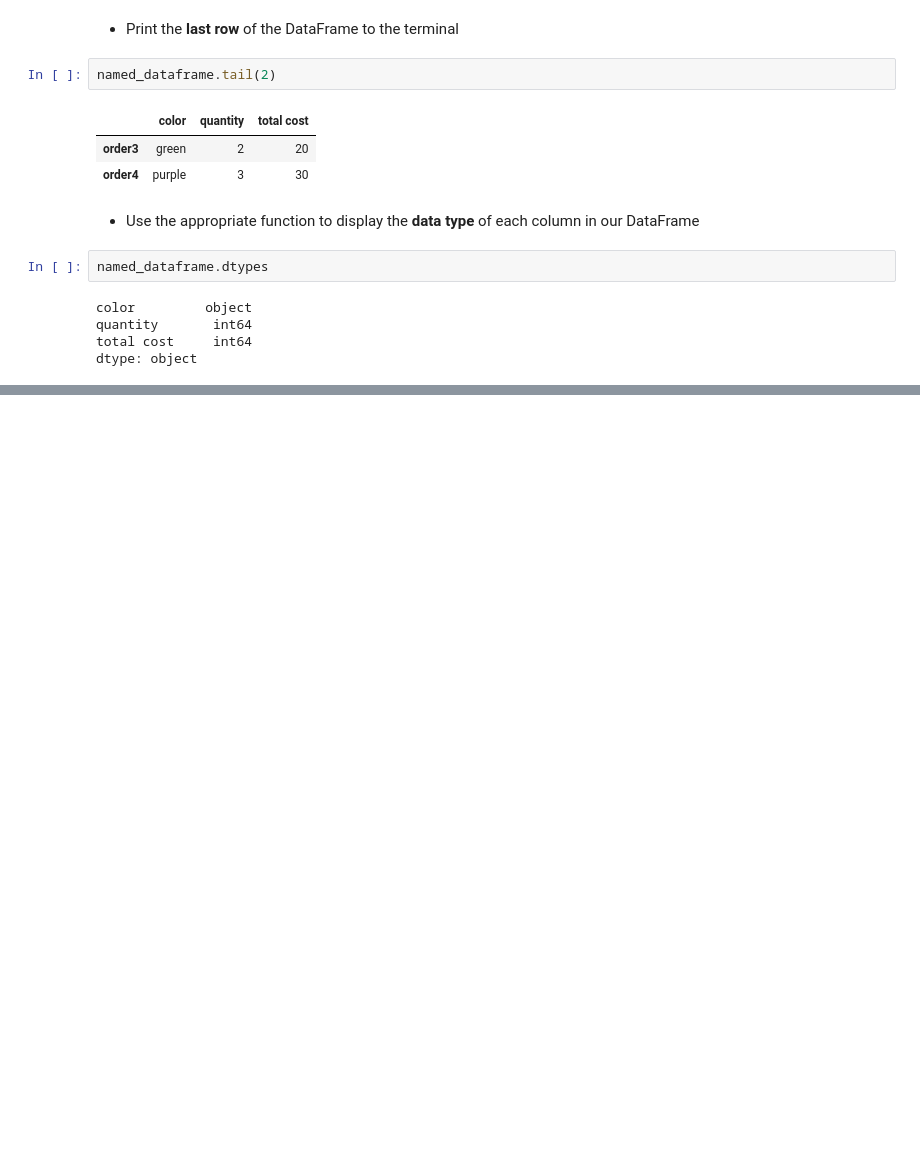
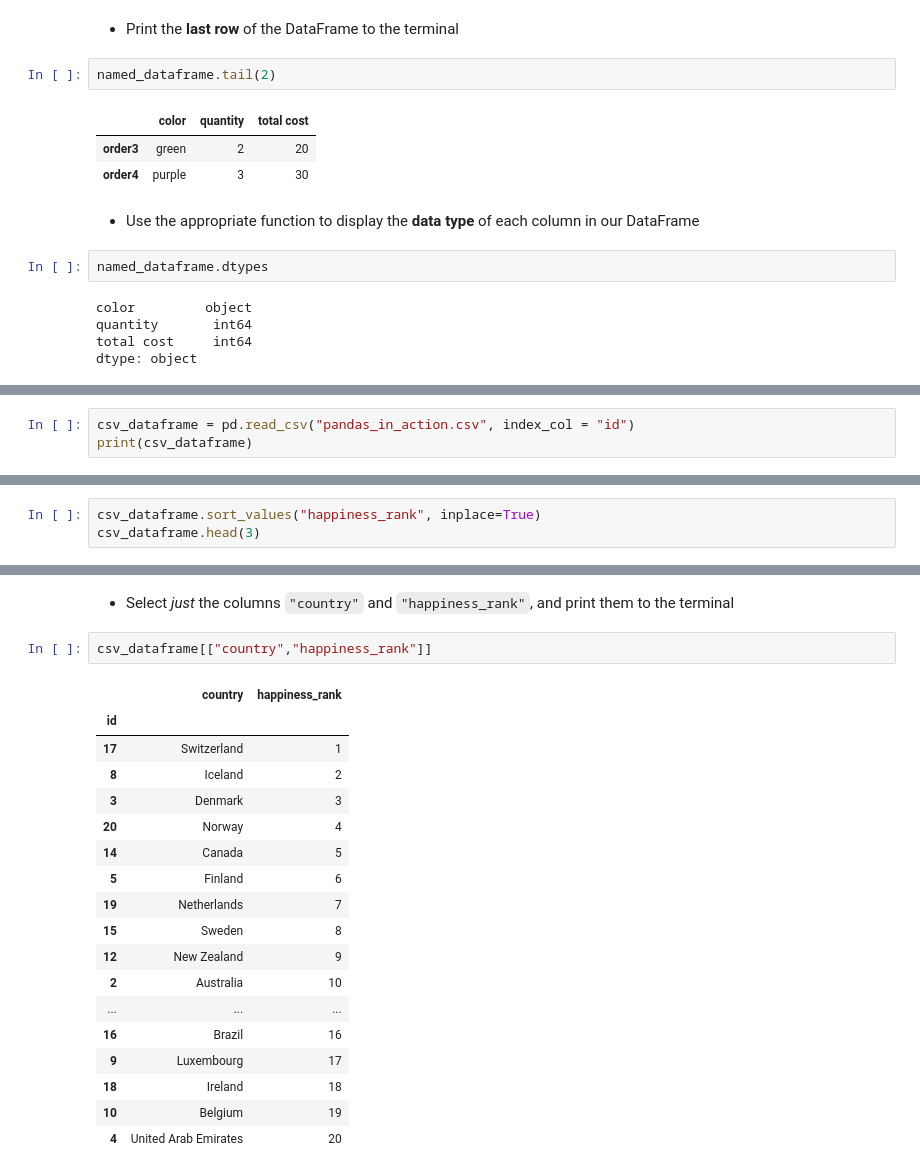
Before and after one commit to megancindric/DA_Flex_Pandas_in_Action, a Jupyter notebook: Pandas_In_Action.ipynb, the cells around one changed output, grey strips where cells are left out. Cells and saved outputs as stored; diff of their text form; blank space fills up the shorter version.

```diff
--- a/Pandas_In_Action.ipynb
+++ b/Pandas_In_Action.ipynb
@@ -170,0 +174,3 @@ dtype: object
+# %%
+csv_dataframe = pd.read_csv("pandas_in_action.csv", index_col = "id")
+print(csv_dataframe)
@@ -170,0 +240,3 @@ dtype: object
+# %%
+csv_dataframe.sort_values("happiness_rank", inplace=True)
+csv_dataframe.head(3)
@@ -170,0 +273,23 @@ dtype: object
+# %% [markdown]
+* Select *just* the columns `"country"` and `"happiness_rank"`, and print them to the terminal
+# %%
+csv_dataframe[["country","happiness_rank"]]
+# %% [output]
+|  | country | happiness_rank |
+| id |  |  |
+| 17 | Switzerland | 1 |
+| 8 | Iceland | 2 |
+| 3 | Denmark | 3 |
+| 20 | Norway | 4 |
+| 14 | Canada | 5 |
+| 5 | Finland | 6 |
+| 19 | Netherlands | 7 |
+| 15 | Sweden | 8 |
+| 12 | New Zealand | 9 |
+| 2 | Australia | 10 |
+| ... | ... | ... |
+| 16 | Brazil | 16 |
+| 9 | Luxembourg | 17 |
+| 18 | Ireland | 18 |
+| 10 | Belgium | 19 |
+| 4 | United Arab Emirates | 20 |
```
Also changed, not shown: parts of 22 cells of this notebook, 2 other files.
